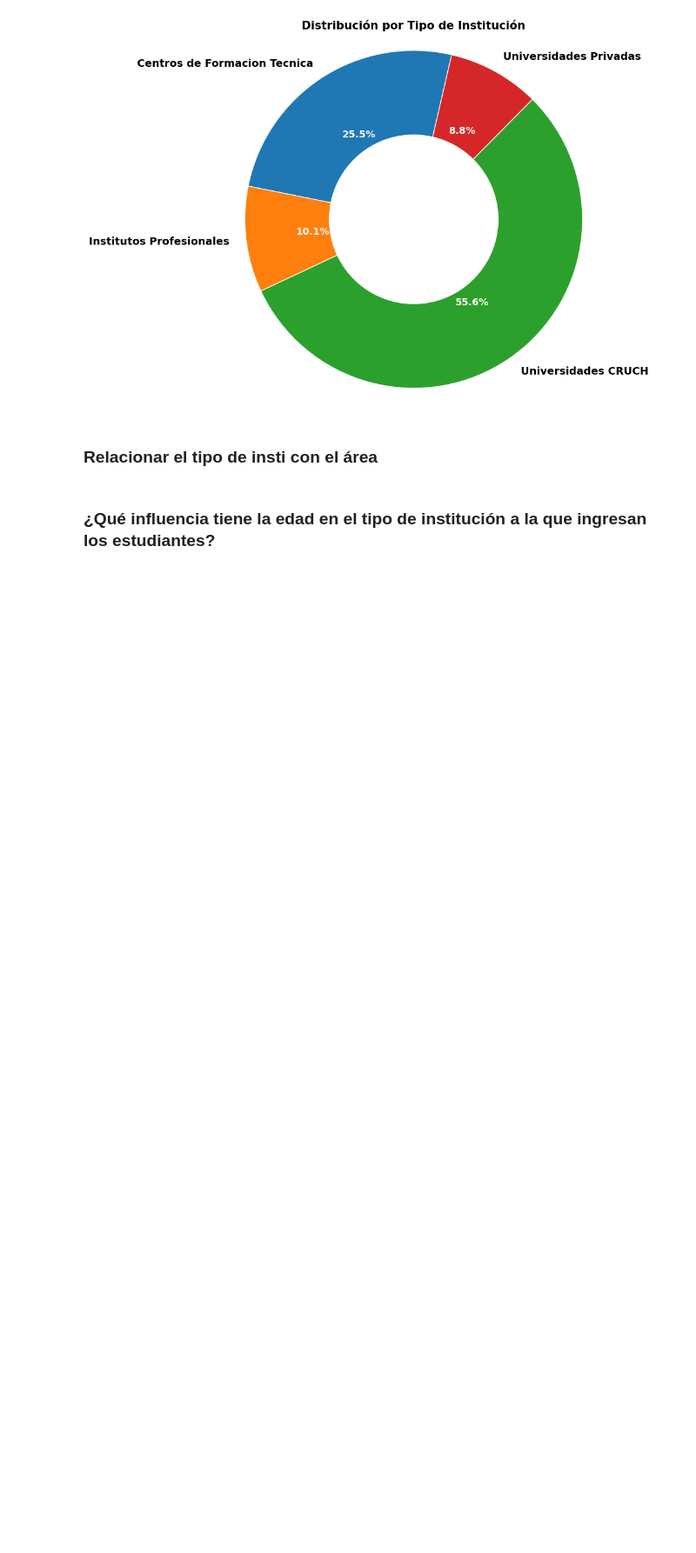
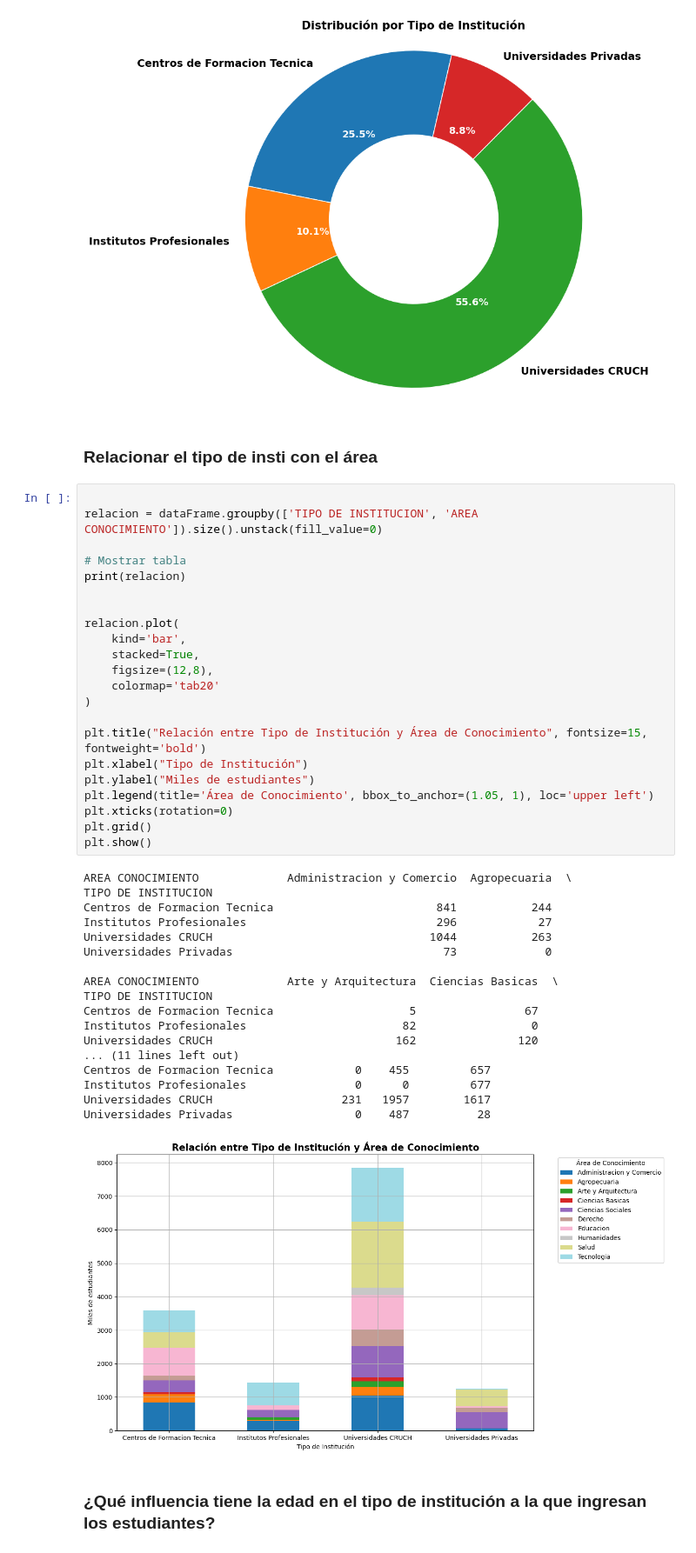
Before and after one commit to DiegoPyLL/ProyectoMat_EV1, a Jupyter notebook: TrabajoPractico.ipynb, the cells around one changed output. Shown: that part at 87% size. Drawn from its saved outputs; the diff is of its cells as text; blank space fills up the shorter version.

```diff
--- a/TrabajoPractico.ipynb
+++ b/TrabajoPractico.ipynb
@@ -273,6 +296,47 @@ plt.show()
 [figure]
 # %% [markdown]
 ### Relacionar el tipo de insti con el área
+# %%
+
+relacion = dataFrame.groupby(['TIPO DE INSTITUCION', 'AREA CONOCIMIENTO']).size().unstack(fill_value=0)
+
+# Mostrar tabla
+print(relacion)
+
+
+relacion.plot(
+    kind='bar',
+    stacked=True,
+    figsize=(12,8),
+    colormap='tab20'
+)
+
+plt.title("Relación entre Tipo de Institución y Área de Conocimiento", fontsize=15, fontweight='bold')
+plt.xlabel("Tipo de Institución")
+plt.ylabel("Miles de estudiantes")
+plt.legend(title='Área de Conocimiento', bbox_to_anchor=(1.05, 1), loc='upper left')
+plt.xticks(rotation=0)
+plt.grid()
+plt.show()
+# %% [output]
+AREA CONOCIMIENTO             Administracion y Comercio  Agropecuaria  \
+TIPO DE INSTITUCION
+Centros de Formacion Tecnica                        841           244
+Institutos Profesionales                            296            27
+Universidades CRUCH                                1044           263
+Universidades Privadas                               73             0
+
+AREA CONOCIMIENTO             Arte y Arquitectura  Ciencias Basicas  \
+TIPO DE INSTITUCION
+Centros de Formacion Tecnica                    5                67
+Institutos Profesionales                       82                 0
+Universidades CRUCH                           162               120
+... (11 lines left out)
+Centros de Formacion Tecnica            0    455         657
+Institutos Profesionales                0      0         677
+Universidades CRUCH                   231   1957        1617
+Universidades Privadas                  0    487          28
+[figure, added]
 # %% [markdown]
 ### ¿Qué influencia tiene la edad en el tipo de institución a la que ingresan los estudiantes?
 # %% [markdown]
```
Also changed, not shown: parts of 12 cells of this notebook.
